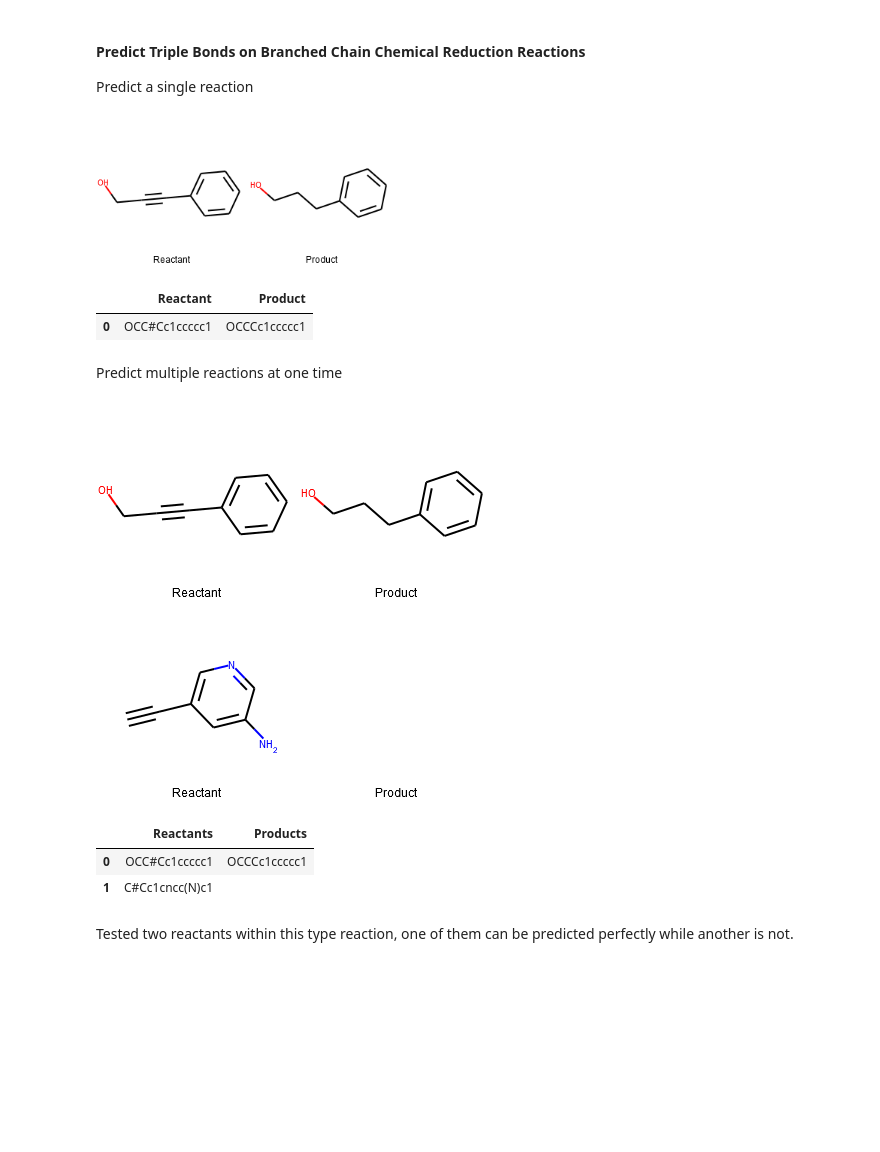
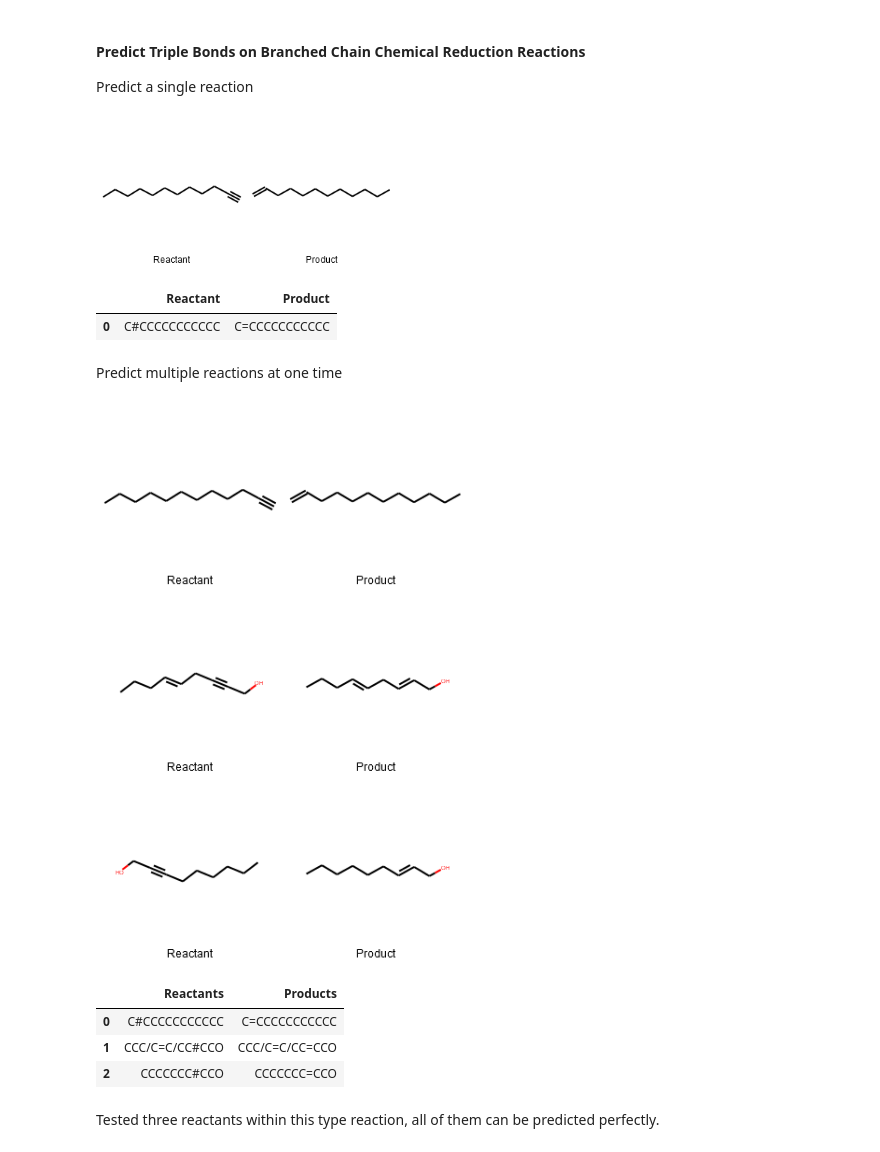
Before and after one commit to UWDIRECT-2019/DarKnight, a Jupyter notebook: example/DarKnight_Usage.ipynb, the cells around one changed output. Saved outputs shown, nothing was run; the diff lists cells and outputs as text; code cells hidden in the pictures; blank space fills up the shorter version.

```diff
--- a/example/DarKnight_Usage.ipynb
+++ b/example/DarKnight_Usage.ipynb
@@ -22,7 +21,7 @@ model = darkchem.utils.load_model('../models/N7b_[M+H]')
 #load path vectors
 PathB = np.load('../models/Benzene_PathVec.npy')
 PathN = np.load('../models/Nring_PathVec.npy')
-PathT = np.load('../models/Triple_Path_Vec.npy')
+PathT = np.load('../models/CT2C2_PathVec.npy')
 # %% [markdown]
 #### Predict Aromatic Hydrocarbons(contain one benzene) Chemical Reduction Reactions
 Predict a single reaction
@@ -87,21 +86,22 @@ For this type reaction, there are 3 bad predictions in the total 10 reactions. A
 #### Predict Triple Bonds on  Branched Chain Chemical Reduction Reactions
 Predict a single reaction
 # %%
-smi = 'OCC#Cc1ccccc1'
+smi = 'C#CCCCCCCCCCC'
 functions.output_single_prod(smi,model,PathT)
 # %% [output]
-[figure, old version]
+[figure, new version]
 |  | Reactant | Product |
-| 0 | OCC#Cc1ccccc1 | OCCCc1ccccc1 |
+| 0 | C#CCCCCCCCCCC | C=CCCCCCCCCCC |
 # %% [markdown]
 Predict multiple reactions at one time
 # %%
-data = pd.read_csv('../database/example_data/C_Triple_test.csv')
+data = pd.read_csv('../database/example_data/CT2C2_test.csv')
 functions.output_multiple_prod(data,model,PathT)
 # %% [output]
-[figure, old version]
+[figure, new version]
 |  | Reactants | Products |
-| 0 | OCC#Cc1ccccc1 | OCCCc1ccccc1 |
-| 1 | C#Cc1cncc(N)c1 |  |
+| 0 | C#CCCCCCCCCCC | C=CCCCCCCCCCC |
+| 1 | CCC/C=C/CC#CCO | CCC/C=C/CC=CCO |
+| 2 | CCCCCCC#CCO | CCCCCCC=CCO |
 # %% [markdown]
-Tested two reactants within this type reaction, one of them can be predicted perfectly while another is not.
+Tested three reactants within this type reaction, all of them can be predicted perfectly.
```
Also changed, not shown: parts of 4 cells of this notebook.
